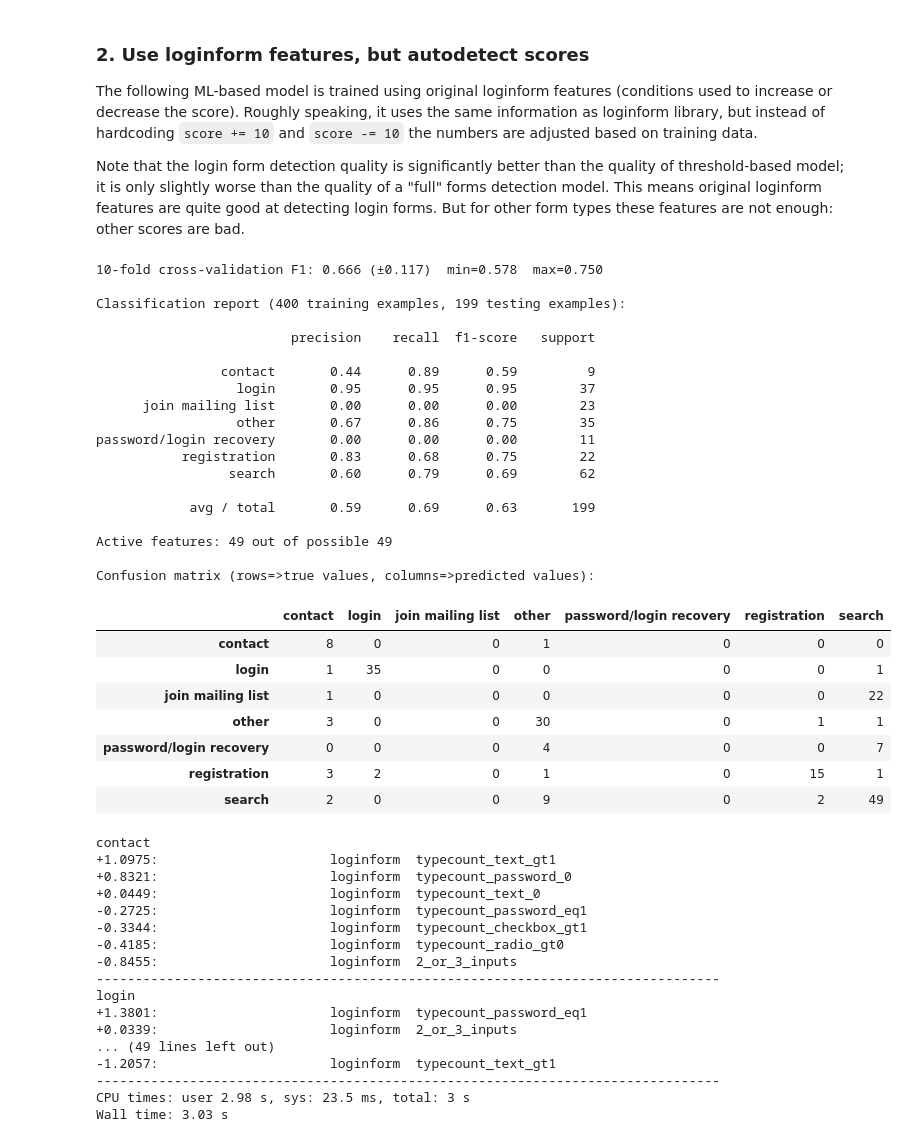
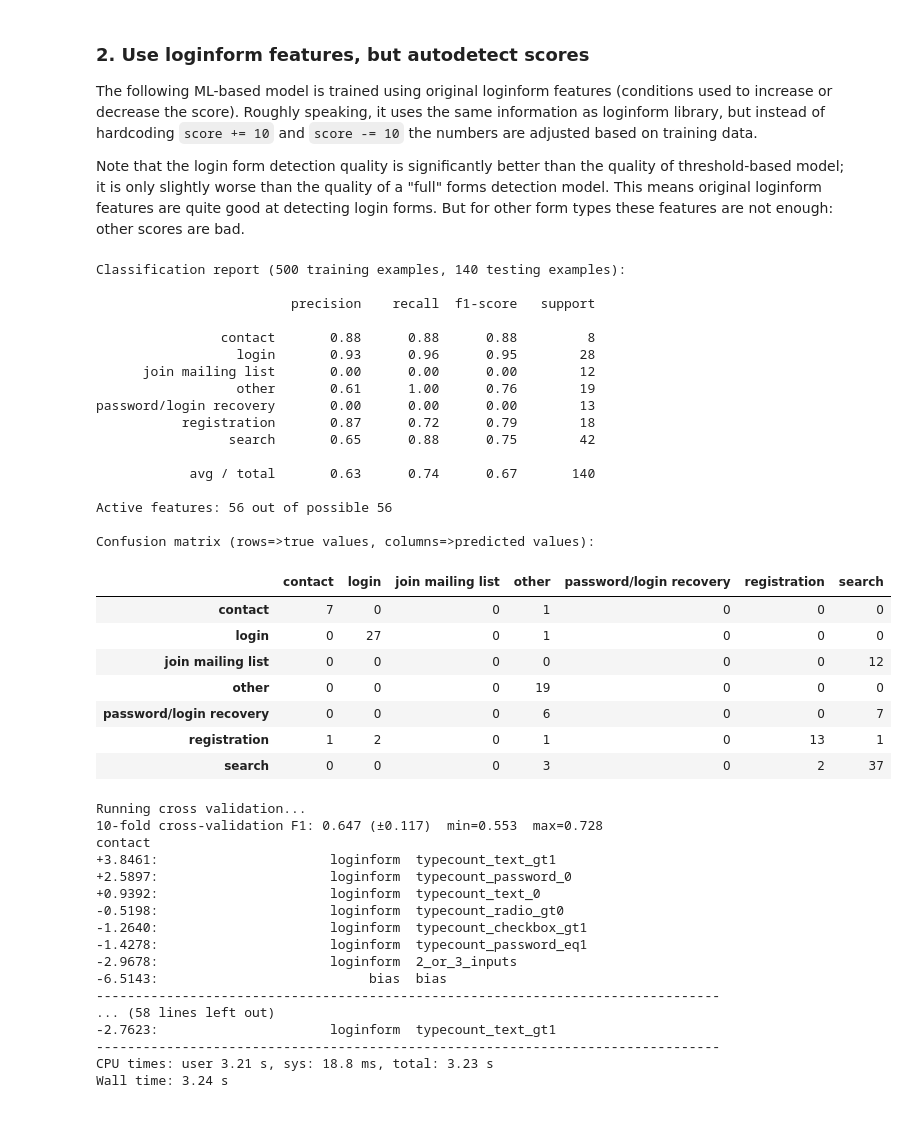
Before and after one commit to TeamHG-Memex/Formasaurus, a Jupyter notebook: notebooks/Model.ipynb, the cells around one changed output. Drawn from its saved outputs; the diff is of its cells as text; code cells hidden in the pictures.

```diff
--- a/notebooks/Model.ipynb
+++ b/notebooks/Model.ipynb
@@ -19,9 +19,9 @@ We must be careful when splitting the dataset into training and evaluation parts
 
 As an approximation, data is sorted by a domain below (it is done in storage.get_Xy function), and then it is split into 2 parts. It means that no more than 1 domain is prone to overfitting (the one we're splitting at).
 # %%
-TRAIN_SIZE = 400
+TRAIN_SIZE = 500
 
-X, y = storage.get_Xy(verbose=True)
+X, y = storage.get_Xy(verbose=True, leave=True)
 X_train, X_test, y_train, y_test = X[:TRAIN_SIZE], X[TRAIN_SIZE:], y[:TRAIN_SIZE], y[TRAIN_SIZE:]
 
 print("Train size: %d, test size: %d" % (len(y_train), len(y_test)))
@@ -301,60 +317,60 @@ Note that the login form detection quality is significantly better than the qual
 # %%
 %%time
 
 LOGINFORM_FEATURES = [
+    ('bias', features.Bias(), DictVectorizer()),
     ('loginform', features.OldLoginformFeatures(), DictVectorizer())
 ]
-loginform_clf = LinearSVC(C=0.5)
+# loginform_clf = LinearSVC(C=0.5, fit_intercept=False)
+loginform_clf = LogisticRegression(penalty='l2', C=5, fit_intercept=False, random_state=0)
 
 model = make_pipeline(
-    create_feature_union(LOGINFORM_FEATURES),
+    _create_feature_union(LOGINFORM_FEATURES),
     loginform_clf,
 )
 
 evaluation.print_metrics(model, X, y, X_train, X_test, y_train, y_test, ipython=True)
 evaluation.print_informative_features(LOGINFORM_FEATURES, loginform_clf, 25)
 # %% [output]
-10-fold cross-validation F1: 0.666 (±0.117)  min=0.578  max=0.750
-
-Classification report (400 training examples, 199 testing examples):
+Classification report (500 training examples, 140 testing examples):
 
                          precision    recall  f1-score   support
 
-                contact       0.44      0.89      0.59         9
-                  login       0.95      0.95      0.95        37
-      join mailing list       0.00      0.00      0.00        23
-                  other       0.67      0.86      0.75        35
-password/login recovery       0.00      0.00      0.00        11
-           registration       0.83      0.68      0.75        22
-                 search       0.60      0.79      0.69        62
+                contact       0.88      0.88      0.88         8
+                  login       0.93      0.96      0.95        28
+      join mailing list       0.00      0.00      0.00        12
+                  other       0.61      1.00      0.76        19
+password/login recovery       0.00      0.00      0.00        13
+           registration       0.87      0.72      0.79        18
+                 search       0.65      0.88      0.75        42
 
-            avg / total       0.59      0.69      0.63       199
+            avg / total       0.63      0.74      0.67       140
 
-Active features: 49 out of possible 49
+Active features: 56 out of possible 56
 
 Confusion matrix (rows=>true values, columns=>predicted values):
 |  | contact | login | join mailing list | other | password/login recovery | registration | search |
-| contact | 8 | 0 | 0 | 1 | 0 | 0 | 0 |
-| login | 1 | 35 | 0 | 0 | 0 | 0 | 1 |
-| join mailing list | 1 | 0 | 0 | 0 | 0 | 0 | 22 |
-| other | 3 | 0 | 0 | 30 | 0 | 1 | 1 |
-| password/login recovery | 0 | 0 | 0 | 4 | 0 | 0 | 7 |
-| registration | 3 | 2 | 0 | 1 | 0 | 15 | 1 |
-| search | 2 | 0 | 0 | 9 | 0 | 2 | 49 |
+| contact | 7 | 0 | 0 | 1 | 0 | 0 | 0 |
+| login | 0 | 27 | 0 | 1 | 0 | 0 | 0 |
+| join mailing list | 0 | 0 | 0 | 0 | 0 | 0 | 12 |
+| other | 0 | 0 | 0 | 19 | 0 | 0 | 0 |
+| password/login recovery | 0 | 0 | 0 | 6 | 0 | 0 | 7 |
+| registration | 1 | 2 | 0 | 1 | 0 | 13 | 1 |
+| search | 0 | 0 | 0 | 3 | 0 | 2 | 37 |
+Running cross validation...
+10-fold cross-validation F1: 0.647 (±0.117)  min=0.553  max=0.728
 contact
-+1.0975:                      loginform  typecount_text_gt1
-+0.8321:                      loginform  typecount_password_0
-+0.0449:                      loginform  typecount_text_0
--0.2725:                      loginform  typecount_password_eq1
--0.3344:                      loginform  typecount_checkbox_gt1
--0.4185:                      loginform  typecount_radio_gt0
--0.8455:                      loginform  2_or_3_inputs
++3.8461:                      loginform  typecount_text_gt1
++2.5897:                      loginform  typecount_password_0
++0.9392:                      loginform  typecount_text_0
+-0.5198:                      loginform  typecount_radio_gt0
+-1.2640:                      loginform  typecount_checkbox_gt1
+-1.4278:                      loginform  typecount_password_eq1
+-2.9678:                      loginform  2_or_3_inputs
+-6.5143:                           bias  bias
 --------------------------------------------------------------------------------
-login
-+1.3801:                      loginform  typecount_password_eq1
-+0.0339:                      loginform  2_or_3_inputs
-... (49 lines left out)
--1.2057:                      loginform  typecount_text_gt1
+... (58 lines left out)
+-2.7623:                      loginform  typecount_text_gt1
 --------------------------------------------------------------------------------
-CPU times: user 2.98 s, sys: 23.5 ms, total: 3 s
-Wall time: 3.03 s
+CPU times: user 3.21 s, sys: 18.8 ms, total: 3.23 s
+Wall time: 3.24 s
```
Also changed, not shown: parts of 7 cells of this notebook.
